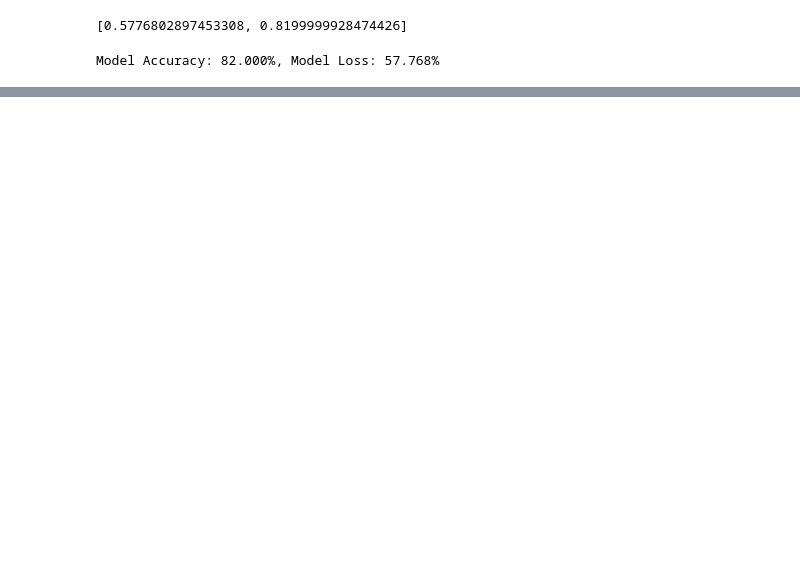
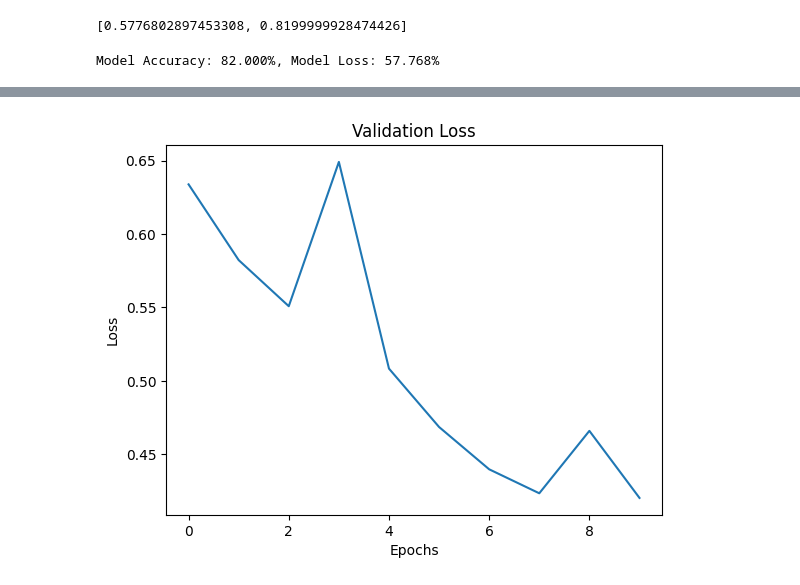
Before and after one commit to VishSeran/Classification-and-Captioning-Aircraft-Damage-Using-Pretrained-Models, a Jupyter notebook: classification-and-captioning.ipynb, the cells around one changed output, grey strips where cells are left out. Saved outputs shown, nothing was run; the diff lists cells and outputs as text; code cells hidden in the pictures; blank space fills up the shorter version.

```diff
--- a/classification-and-captioning.ipynb
+++ b/classification-and-captioning.ipynb
@@ -292,0 +301,8 @@ training_history
+# %%
+plt.plot(training_history['val_loss'])
+plt.title("Validation Loss")
+plt.xlabel("Epochs")
+plt.ylabel("Loss")
+plt.show()
+# %% [output]
+[figure, added]
```
Also changed, not shown: parts of 8 cells of this notebook.
